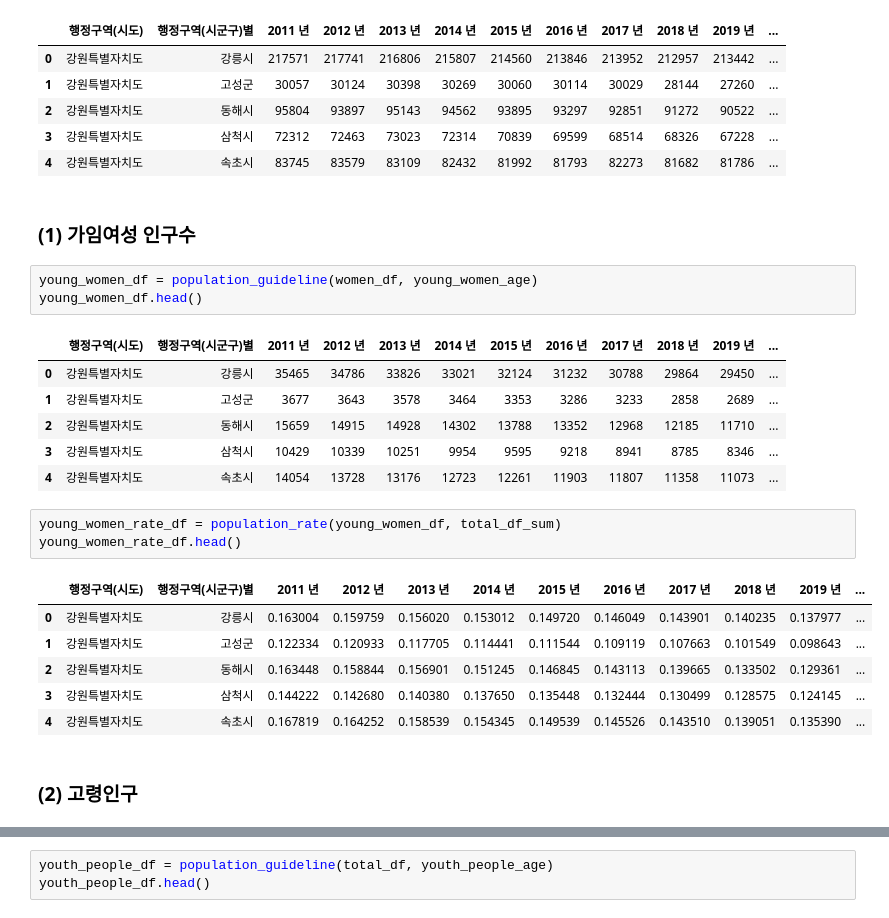
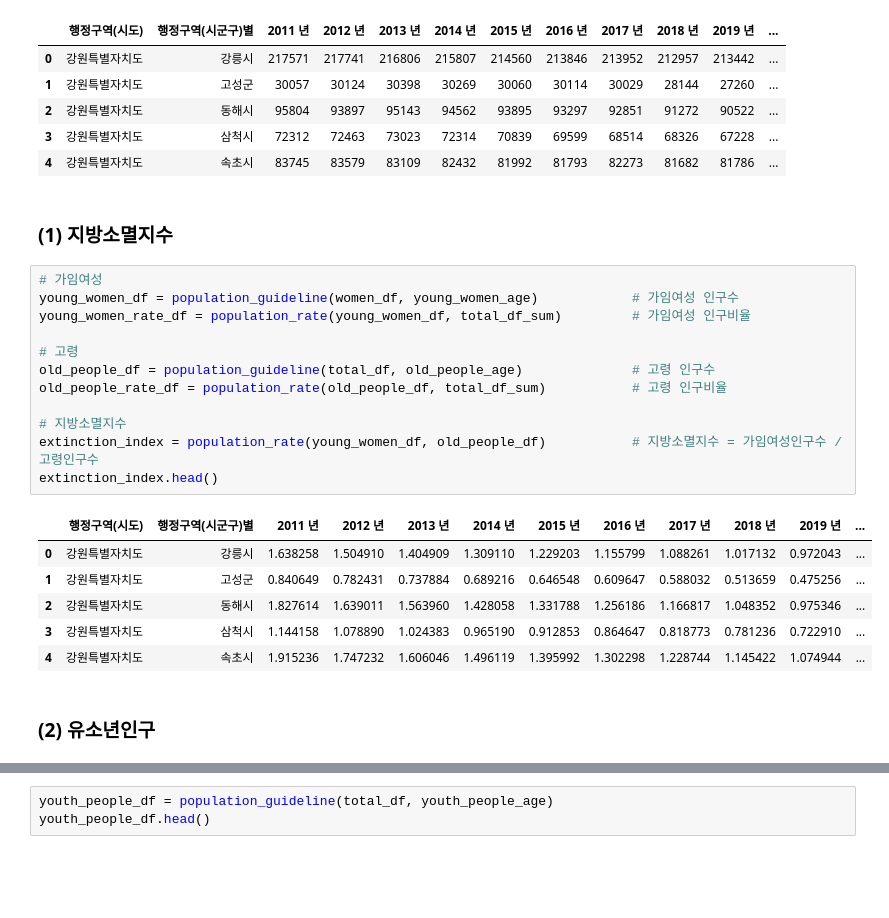
Before and after one commit to applewoods/Population_Analysis, a Jupyter notebook: Population_Preprocessing.ipynb, the cells around one changed output, grey strips where cells are left out. Cells and saved outputs as stored; diff of their text form; blank space fills up the shorter version.

```diff
--- a/Population_Preprocessing.ipynb
+++ b/Population_Preprocessing.ipynb
@@ -122,26 +124,25 @@ total_df_sum.head()
 | 3 | 강원특별자치도 | 삼척시 | 72312 | 72463 | 73023 | 72314 | 70839 | 69599 | 68514 | 68326 | 67228 | ... |
 | 4 | 강원특별자치도 | 속초시 | 83745 | 83579 | 83109 | 82432 | 81992 | 81793 | 82273 | 81682 | 81786 | ... |
 # %% [markdown]
-### (1) 가임여성 인구수
+### (1) 지방소멸지수
-# %%
-young_women_df = population_guideline(women_df, young_women_age)
-young_women_df.head()
-# %% [output]
-|  | 행정구역(시도) | 행정구역(시군구)별 | 2011 년 | 2012 년 | 2013 년 | 2014 년 | 2015 년 | 2016 년 | 2017 년 | 2018 년 | 2019 년 | ... |
-| 0 | 강원특별자치도 | 강릉시 | 35465 | 34786 | 33826 | 33021 | 32124 | 31232 | 30788 | 29864 | 29450 | ... |
-| 1 | 강원특별자치도 | 고성군 | 3677 | 3643 | 3578 | 3464 | 3353 | 3286 | 3233 | 2858 | 2689 | ... |
-| 2 | 강원특별자치도 | 동해시 | 15659 | 14915 | 14928 | 14302 | 13788 | 13352 | 12968 | 12185 | 11710 | ... |
-| 3 | 강원특별자치도 | 삼척시 | 10429 | 10339 | 10251 | 9954 | 9595 | 9218 | 8941 | 8785 | 8346 | ... |
-| 4 | 강원특별자치도 | 속초시 | 14054 | 13728 | 13176 | 12723 | 12261 | 11903 | 11807 | 11358 | 11073 | ... |
-# %%
-young_women_rate_df = population_rate(young_women_df, total_df_sum)
-young_women_rate_df.head()
-# %% [output]
-|  | 행정구역(시도) | 행정구역(시군구)별 | 2011 년 | 2012 년 | 2013 년 | 2014 년 | 2015 년 | 2016 년 | 2017 년 | 2018 년 | 2019 년 | ... |
-| 0 | 강원특별자치도 | 강릉시 | 0.163004 | 0.159759 | 0.156020 | 0.153012 | 0.149720 | 0.146049 | 0.143901 | 0.140235 | 0.137977 | ... |
-| 1 | 강원특별자치도 | 고성군 | 0.122334 | 0.120933 | 0.117705 | 0.114441 | 0.111544 | 0.109119 | 0.107663 | 0.101549 | 0.098643 | ... |
-| 2 | 강원특별자치도 | 동해시 | 0.163448 | 0.158844 | 0.156901 | 0.151245 | 0.146845 | 0.143113 | 0.139665 | 0.133502 | 0.129361 | ... |
-| 3 | 강원특별자치도 | 삼척시 | 0.144222 | 0.142680 | 0.140380 | 0.137650 | 0.135448 | 0.132444 | 0.130499 | 0.128575 | 0.124145 | ... |
-| 4 | 강원특별자치도 | 속초시 | 0.167819 | 0.164252 | 0.158539 | 0.154345 | 0.149539 | 0.145526 | 0.143510 | 0.139051 | 0.135390 | ... |
+# %%
+# 가임여성
+young_women_df = population_guideline(women_df, young_women_age)            # 가임여성 인구수
+young_women_rate_df = population_rate(young_women_df, total_df_sum)         # 가임여성 인구비율
+
+# 고령
+old_people_df = population_guideline(total_df, old_people_age)              # 고령 인구수
+old_people_rate_df = population_rate(old_people_df, total_df_sum)           # 고령 인구비율
+
+# 지방소멸지수
+extinction_index = population_rate(young_women_df, old_people_df)           # 지방소멸지수 = 가임여성인구수 / 고령인구수
+extinction_index.head()
+# %% [output]
+|  | 행정구역(시도) | 행정구역(시군구)별 | 2011 년 | 2012 년 | 2013 년 | 2014 년 | 2015 년 | 2016 년 | 2017 년 | 2018 년 | 2019 년 | ... |
+| 0 | 강원특별자치도 | 강릉시 | 1.638258 | 1.504910 | 1.404909 | 1.309110 | 1.229203 | 1.155799 | 1.088261 | 1.017132 | 0.972043 | ... |
+| 1 | 강원특별자치도 | 고성군 | 0.840649 | 0.782431 | 0.737884 | 0.689216 | 0.646548 | 0.609647 | 0.588032 | 0.513659 | 0.475256 | ... |
+| 2 | 강원특별자치도 | 동해시 | 1.827614 | 1.639011 | 1.563960 | 1.428058 | 1.331788 | 1.256186 | 1.166817 | 1.048352 | 0.975346 | ... |
+| 3 | 강원특별자치도 | 삼척시 | 1.144158 | 1.078890 | 1.024383 | 0.965190 | 0.912853 | 0.864647 | 0.818773 | 0.781236 | 0.722910 | ... |
+| 4 | 강원특별자치도 | 속초시 | 1.915236 | 1.747232 | 1.606046 | 1.496119 | 1.395992 | 1.302298 | 1.228744 | 1.145422 | 1.074944 | ... |
 # %% [markdown]
-### (2) 고령인구
+### (2) 유소년인구
```
Also changed, not shown: parts of 27 cells of this notebook.
